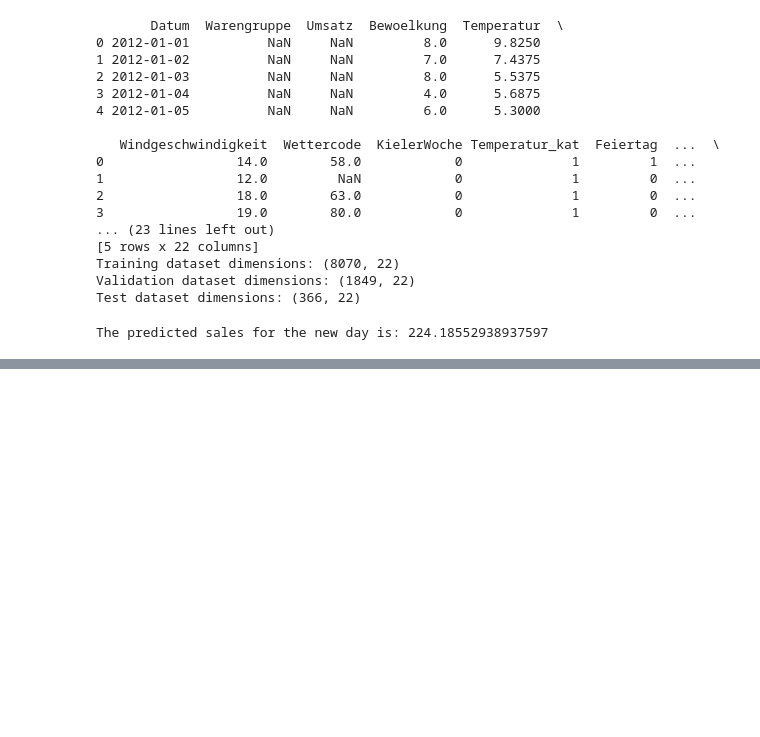
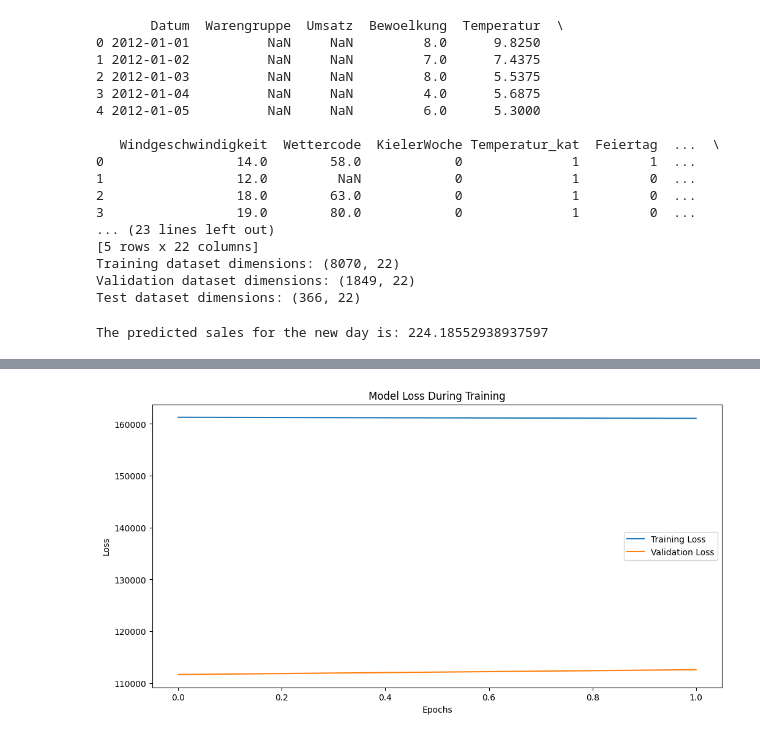
Before and after one commit to Suminho7/bakery_sales_prediction, a Jupyter notebook: Datenaufbereitung.ipynb, the cells around one changed output, grey strips where cells are left out. Saved outputs shown, nothing was run; the diff lists cells and outputs as text; code cells hidden in the pictures; blank space fills up the shorter version.

Commit message:
Neuronales Netz

```diff
--- a/Datenaufbereitung.ipynb
+++ b/Datenaufbereitung.ipynb
@@ -371,0 +554,26 @@ The predicted sales for the new day is: 224.18552938937597
+# %%
+# Entferne die Spalten mit dem Datentyp `datetime64[ns]`
+training_features = training_features.select_dtypes(exclude=['datetime'])
+validation_features = validation_features.select_dtypes(exclude=['datetime'])
+test_features = test_features.select_dtypes(exclude=['datetime'])
+
+# Stellen Sie sicher, dass die Daten vorbereitet sind
+# Überprüfen Sie die Anzahl der Merkmale
+print("Training features shape:", training_features.shape)
+
+# Beispiel für die Erstellung eines einfachen neuronalen Netzwerks
+# InputLayer an die Anzahl der Merkmale anpassen
+model = Sequential([
+    InputLayer(input_shape=(training_features.shape[1],)),  # Anzahl der Merkmale dynamisch anpassen
+    Dense(64, activation='relu'),
+    BatchNormalization(),
+    Dense(64, activation='relu'),
+    BatchNormalization(),
+    Dense(1)  # Ausgabe-Neuron für die Regression
+])
+
+model.compile(optimizer=Adam(learning_rate=0.001), loss='mse')
+
+# Modell trainieren
+history = model.fit(training_features, training_labels, epochs=2,
+                    validation_data=(validation_features, validation_labels))
@@ -371,0 +590,14 @@ The predicted sales for the new day is: 224.18552938937597
+# %%
+# Training history plotten
+import matplotlib.pyplot as plt
+
+plt.figure(figsize=(12, 6))
+plt.plot(history.history['loss'], label='Training Loss')
+plt.plot(history.history['val_loss'], label='Validation Loss')
+plt.title('Model Loss During Training')
+plt.xlabel('Epochs')
+plt.ylabel('Loss')
+plt.legend()
+plt.show()
+# %% [output]
+[figure, added]
```
Also changed, not shown: parts of 12 cells of this notebook, 7 other files.
